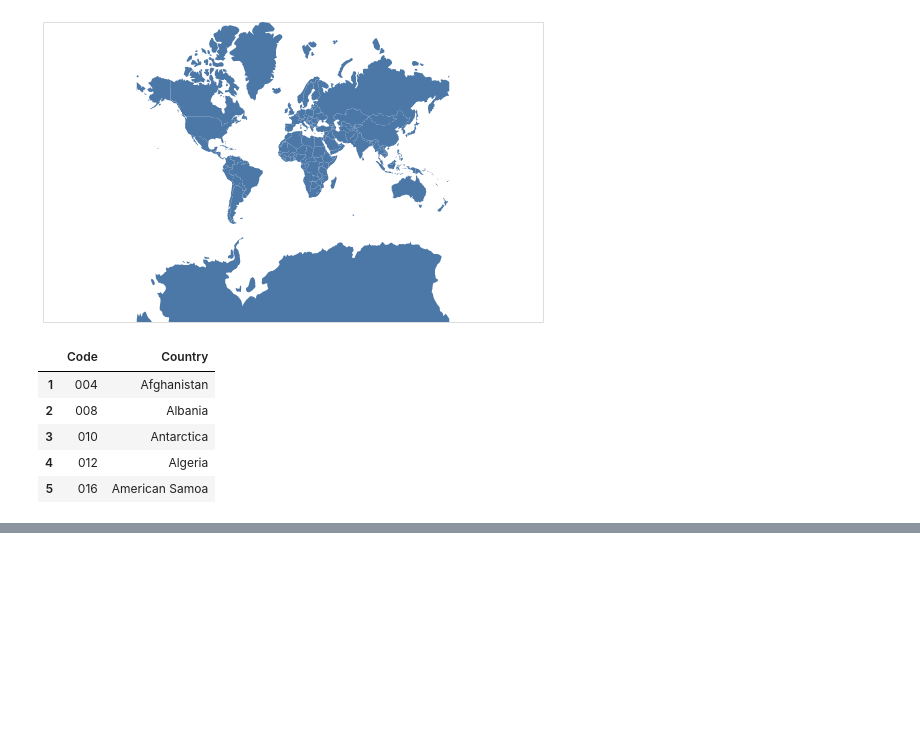
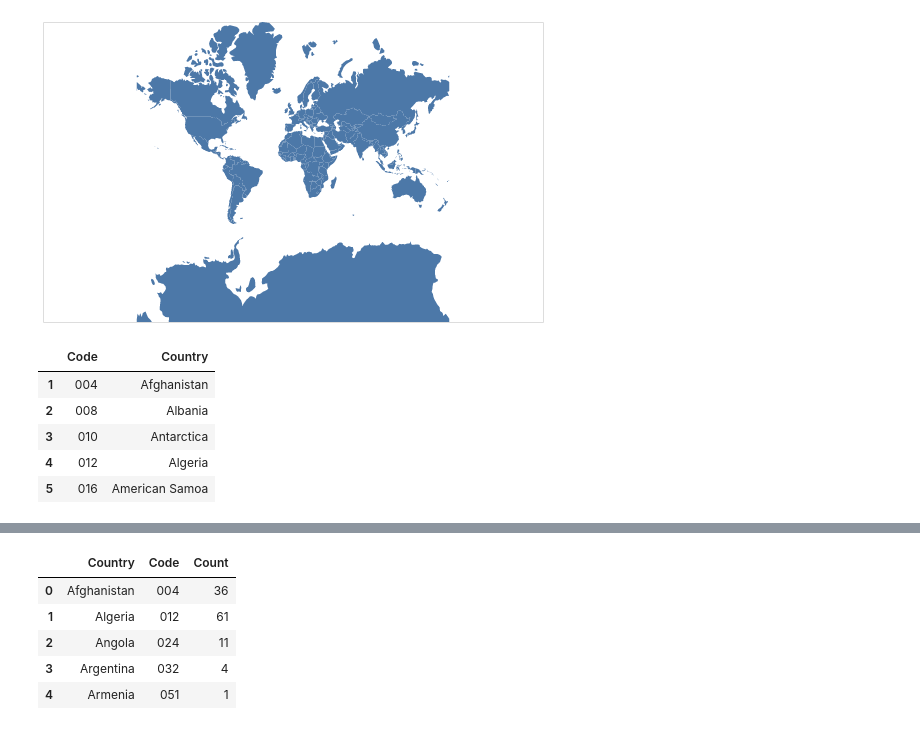
Before and after one commit to seashiva94/data_viz_project, a Jupyter notebook: maps.ipynb, the cells around one changed output, grey strips where cells are left out. Saved outputs shown, nothing was run; the diff lists cells and outputs as text; code cells hidden in the pictures; blank space fills up the shorter version.

```diff
--- a/maps.ipynb
+++ b/maps.ipynb
@@ -57,0 +146,26 @@ df.head()
+# %%
+country_counts_df = data.groupby('Country_killed').count()
+
+final_country_counts = []
+final_country_names = country_counts_df.index.values
+final_country_codes = []
+for i in range(country_counts_df.shape[0]):
+    code = codes_dict[final_country_names[i]]
+    final_country_codes.append(code)
+
+    count = max(country_counts_df.iloc[i])
+    final_country_counts.append(count)
+# %%
+final_counts_df = pd.DataFrame()
+final_counts_df['Country'] = final_country_names
+final_counts_df['Code'] = final_country_codes
+final_counts_df['Count'] = final_country_counts
+
+final_counts_df.head()
+# %% [output]
+|  | Country | Code | Count |
+| 0 | Afghanistan | 004 | 36 |
+| 1 | Algeria | 012 | 61 |
+| 2 | Angola | 024 | 11 |
+| 3 | Argentina | 032 | 4 |
+| 4 | Armenia | 051 | 1 |
```
Also changed, not shown: parts of 17 cells of this notebook.
